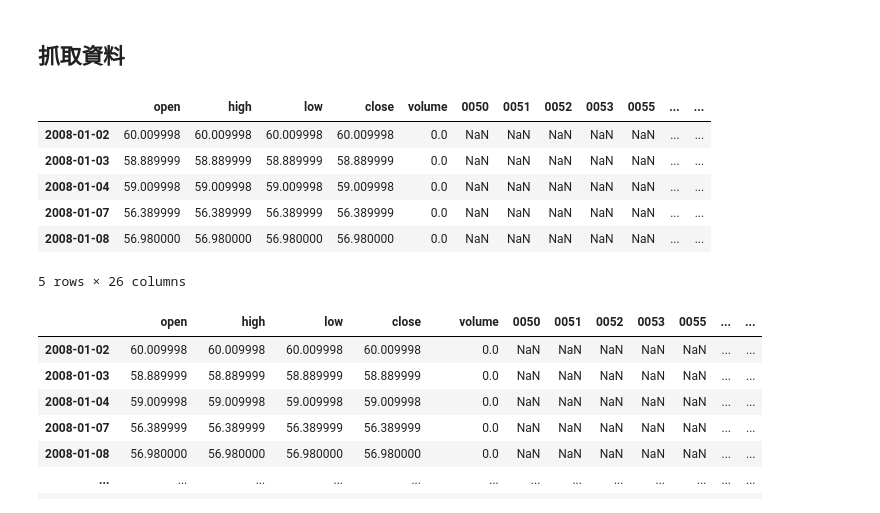
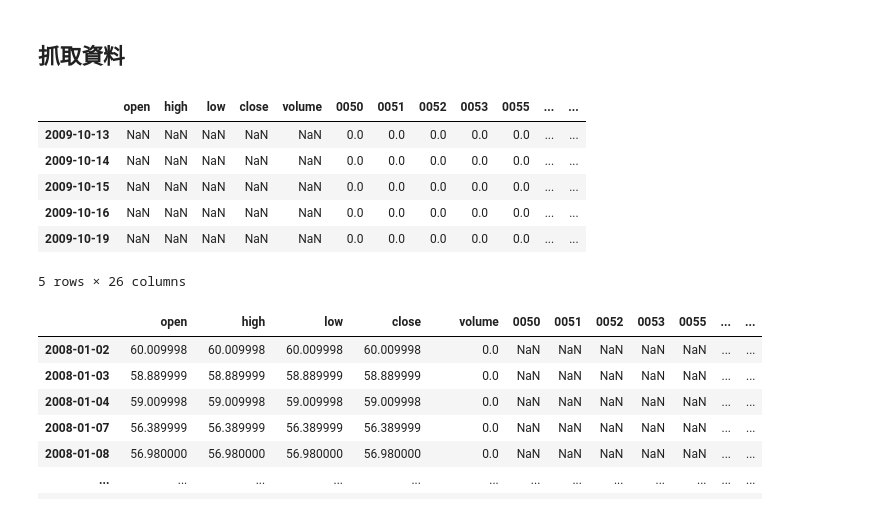
Before and after one commit to benson85560/yuanta, a Jupyter notebook: Dividend_Yield_Strategy.ipynb, the cells around one changed output. Saved outputs shown, nothing was run; the diff lists cells and outputs as text; code cells hidden in the pictures.

```diff
--- a/Dividend_Yield_Strategy.ipynb
+++ b/Dividend_Yield_Strategy.ipynb
@@ -72,30 +72,30 @@ from talib import abstract
 # %%
 # symbol_list = ['0050.TW','0051.TW', '0052.TW', '0053.TW', '0055.TW', '0056.TW', '006203.TW', '006204.TW', '006208.TW',
 #                '00690.TW', '00692.TW', '00701.TW', '00712.TW', '00713.TW', '00714.TW', '00717.TW', '00728.TW',
 #                '00730.TW', '00731.TW', '00733.TW', '00735.TW']
 # for i in range(len(symbol_list)):
-symbol = '0050.TW'
+symbol = '006208.TW'
 
 data = yf.Ticker(symbol)
 df = data.history(period='D', start='2008-1-1', end='2022-6-30')
 # fifty.to_csv(path+'/0050.csv')
 # df_0050 = pd.read_csv(path+'/0050.csv')
 # df_0050 = df_0050.set_index(pd.to_datetime(df_0050['Date']))
 # df_0050 = df_0050.drop('Date', axis = 1)
 df = df.drop(columns = ['Dividends', 'Stock Splits'])
 df.columns = ['open', 'high', 'low', 'close', 'volume']
 Yield = pd.read_csv(path + '/yield.csv')
 Yield = Yield.set_index(pd.to_datetime(Yield['date']))
 Yield = Yield.drop('date', axis = 1)
 df = pd.concat([df,Yield], join='outer', axis=1)
 df.head(5)
 # %% [output]
 |  | open | high | low | close | volume | 0050 | 0051 | 0052 | 0053 | 0055 | ... | ... |
-| 2008-01-02 | 60.009998 | 60.009998 | 60.009998 | 60.009998 | 0.0 | NaN | NaN | NaN | NaN | NaN | ... | ... |
-| 2008-01-03 | 58.889999 | 58.889999 | 58.889999 | 58.889999 | 0.0 | NaN | NaN | NaN | NaN | NaN | ... | ... |
-| 2008-01-04 | 59.009998 | 59.009998 | 59.009998 | 59.009998 | 0.0 | NaN | NaN | NaN | NaN | NaN | ... | ... |
-| 2008-01-07 | 56.389999 | 56.389999 | 56.389999 | 56.389999 | 0.0 | NaN | NaN | NaN | NaN | NaN | ... | ... |
-| 2008-01-08 | 56.980000 | 56.980000 | 56.980000 | 56.980000 | 0.0 | NaN | NaN | NaN | NaN | NaN | ... | ... |
+| 2009-10-13 | NaN | NaN | NaN | NaN | NaN | 0.0 | 0.0 | 0.0 | 0.0 | 0.0 | ... | ... |
+| 2009-10-14 | NaN | NaN | NaN | NaN | NaN | 0.0 | 0.0 | 0.0 | 0.0 | 0.0 | ... | ... |
+| 2009-10-15 | NaN | NaN | NaN | NaN | NaN | 0.0 | 0.0 | 0.0 | 0.0 | 0.0 | ... | ... |
+| 2009-10-16 | NaN | NaN | NaN | NaN | NaN | 0.0 | 0.0 | 0.0 | 0.0 | 0.0 | ... | ... |
+| 2009-10-19 | NaN | NaN | NaN | NaN | NaN | 0.0 | 0.0 | 0.0 | 0.0 | 0.0 | ... | ... |
 5 rows × 26 columns
 # %%
 df['EMA'] = abstract.EMA(df, timeperiod = 200)
```
Also changed, not shown: parts of 9 cells of this notebook.
